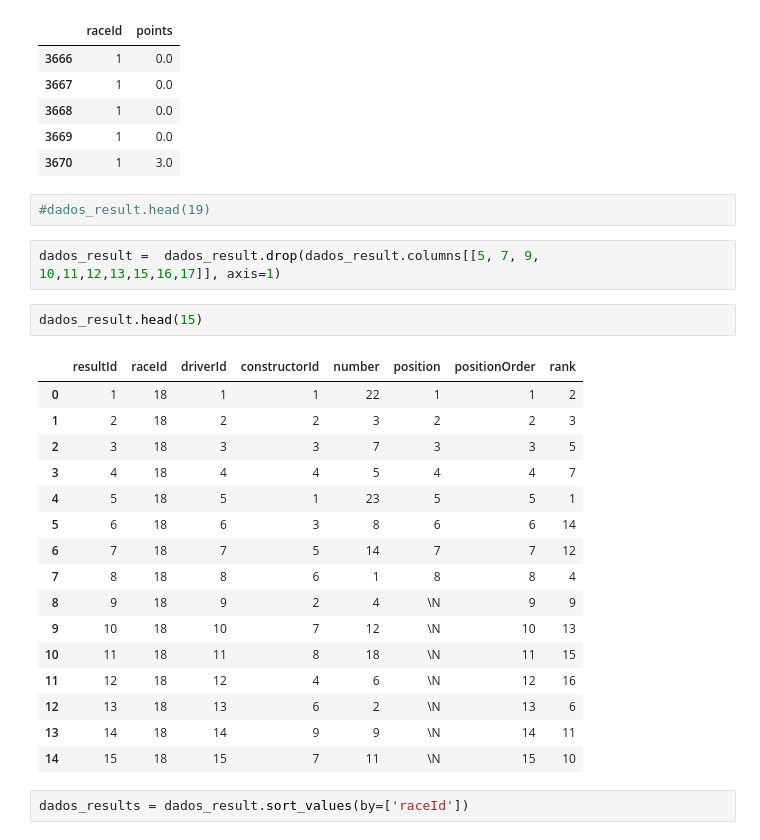
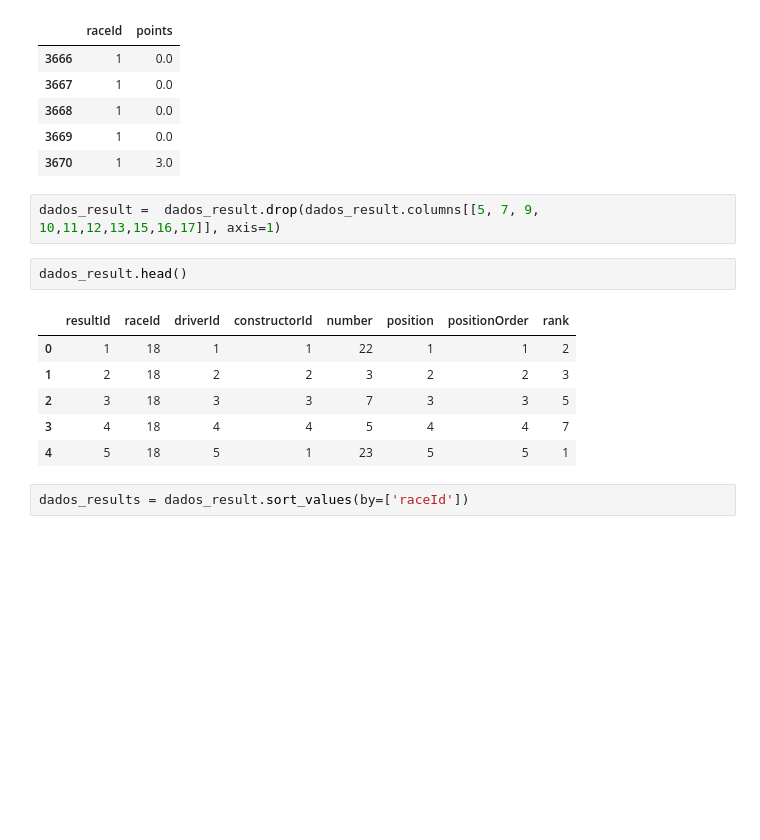
Before and after one commit to Amanda-Carmo/projeto2_cdados, a Jupyter notebook: Projeto 2 DADOS.ipynb, the cells around one changed output. Cells and saved outputs as stored; diff of their text form; blank space fills up the shorter version.

```diff
--- a/Projeto 2 DADOS.ipynb
+++ b/Projeto 2 DADOS.ipynb
@@ -169,29 +140,17 @@ pontos.head()
 | 3668 | 1 | 0.0 |
 | 3669 | 1 | 0.0 |
 | 3670 | 1 | 3.0 |
-# %%
-#dados_result.head(19)
 # %%
 dados_result =  dados_result.drop(dados_result.columns[[5, 7, 9, 10,11,12,13,15,16,17]], axis=1)
 # %%
-dados_result.head(15)
+dados_result.head()
 # %% [output]
 |  | resultId | raceId | driverId | constructorId | number | position | positionOrder | rank |
 | 0 | 1 | 18 | 1 | 1 | 22 | 1 | 1 | 2 |
 | 1 | 2 | 18 | 2 | 2 | 3 | 2 | 2 | 3 |
 | 2 | 3 | 18 | 3 | 3 | 7 | 3 | 3 | 5 |
 | 3 | 4 | 18 | 4 | 4 | 5 | 4 | 4 | 7 |
 | 4 | 5 | 18 | 5 | 1 | 23 | 5 | 5 | 1 |
-| 5 | 6 | 18 | 6 | 3 | 8 | 6 | 6 | 14 |
-| 6 | 7 | 18 | 7 | 5 | 14 | 7 | 7 | 12 |
-| 7 | 8 | 18 | 8 | 6 | 1 | 8 | 8 | 4 |
-| 8 | 9 | 18 | 9 | 2 | 4 | \N | 9 | 9 |
-| 9 | 10 | 18 | 10 | 7 | 12 | \N | 10 | 13 |
-| 10 | 11 | 18 | 11 | 8 | 18 | \N | 11 | 15 |
-| 11 | 12 | 18 | 12 | 4 | 6 | \N | 12 | 16 |
-| 12 | 13 | 18 | 13 | 6 | 2 | \N | 13 | 6 |
-| 13 | 14 | 18 | 14 | 9 | 9 | \N | 14 | 11 |
-| 14 | 15 | 18 | 15 | 7 | 11 | \N | 15 | 10 |
 # %%
 dados_results = dados_result.sort_values(by=['raceId'])
 # %%
```
Also changed, not shown: parts of 27 cells of this notebook.
